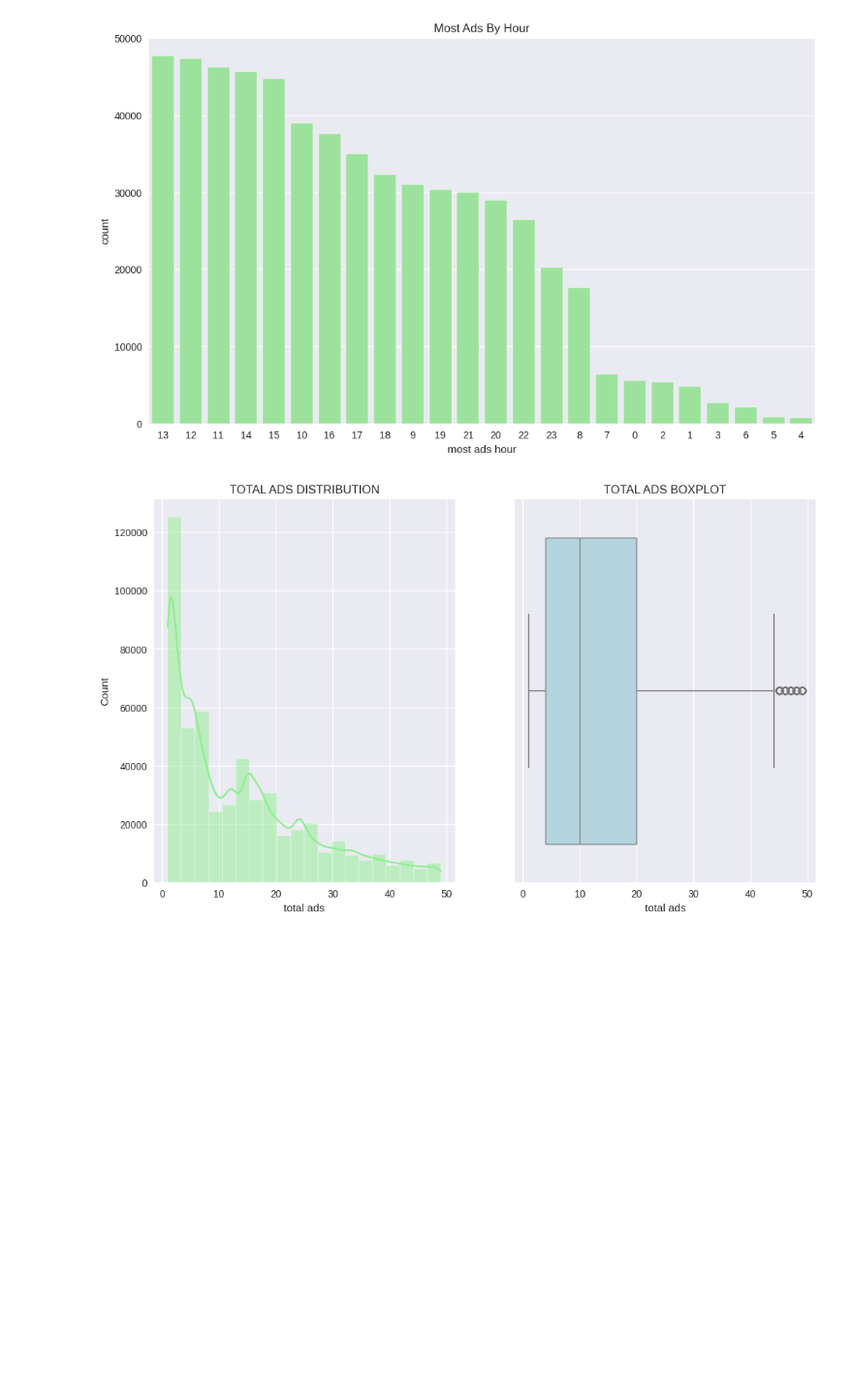
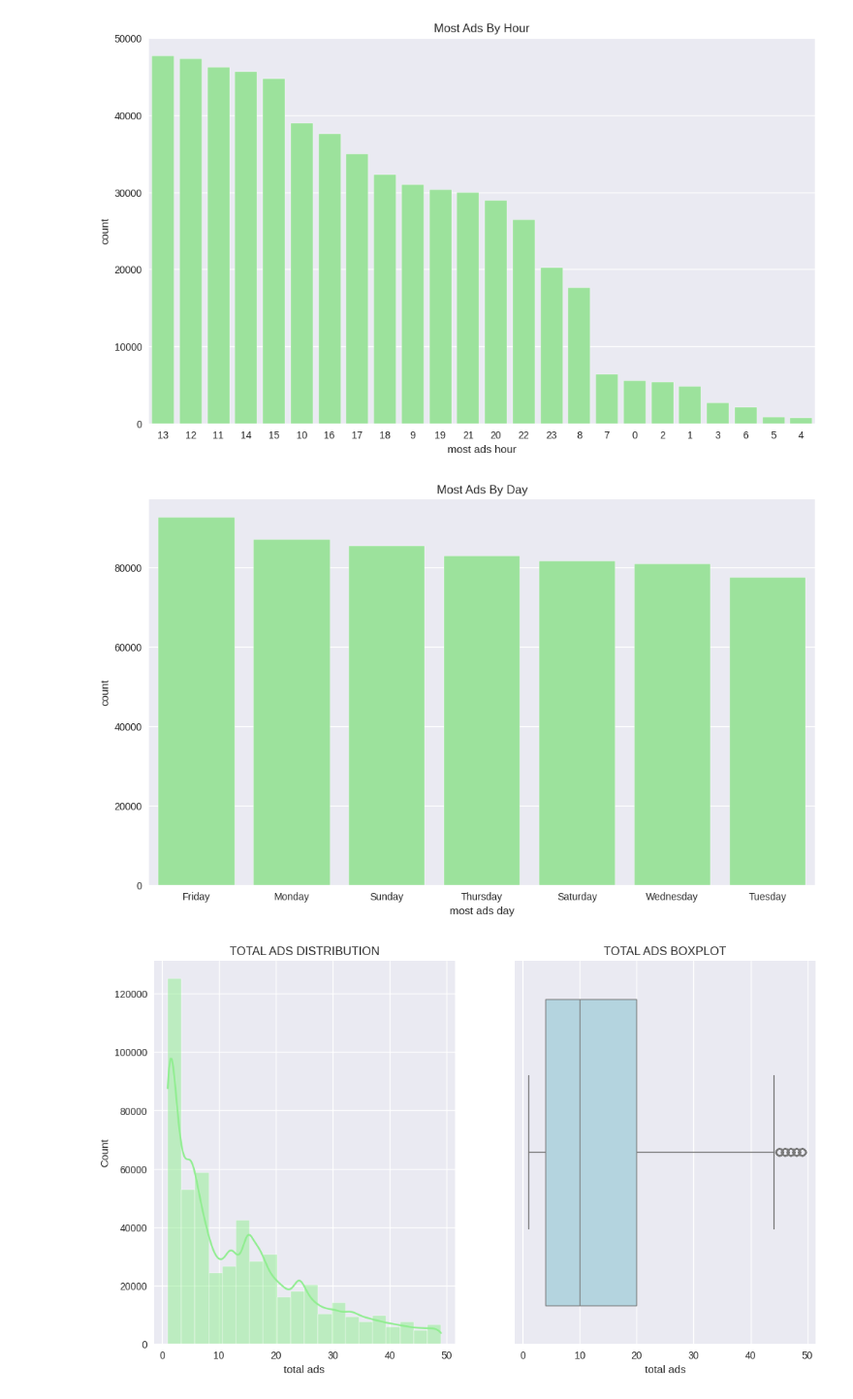
Before and after one commit to Jaywestty/AB-Testing-Method, a Jupyter notebook: A_B_Testing.ipynb, the cells around one changed output. Shown at 97% size. Saved outputs shown, nothing was run; the diff lists cells and outputs as text; code cells hidden in the pictures; blank space fills up the shorter version.

```diff
--- a/A_B_Testing.ipynb
+++ b/A_B_Testing.ipynb
@@ -113,6 +113,13 @@ plt.title('Most Ads By Hour')
 plt.show()
 # %% [output]
 [figure]
+# %%
+#Visualize the most ads hour column
+sns.countplot(data=df, x='most ads day', order=df['most ads day'].value_counts().index, color='lightgreen')
+plt.title('Most Ads By Day')
+plt.show()
+# %% [output]
+[figure, added]
 # %%
 #Visualize test group using histogram
 plt.subplot(1,2,1)
```
Also changed, not shown: parts of 4 cells of this notebook.
